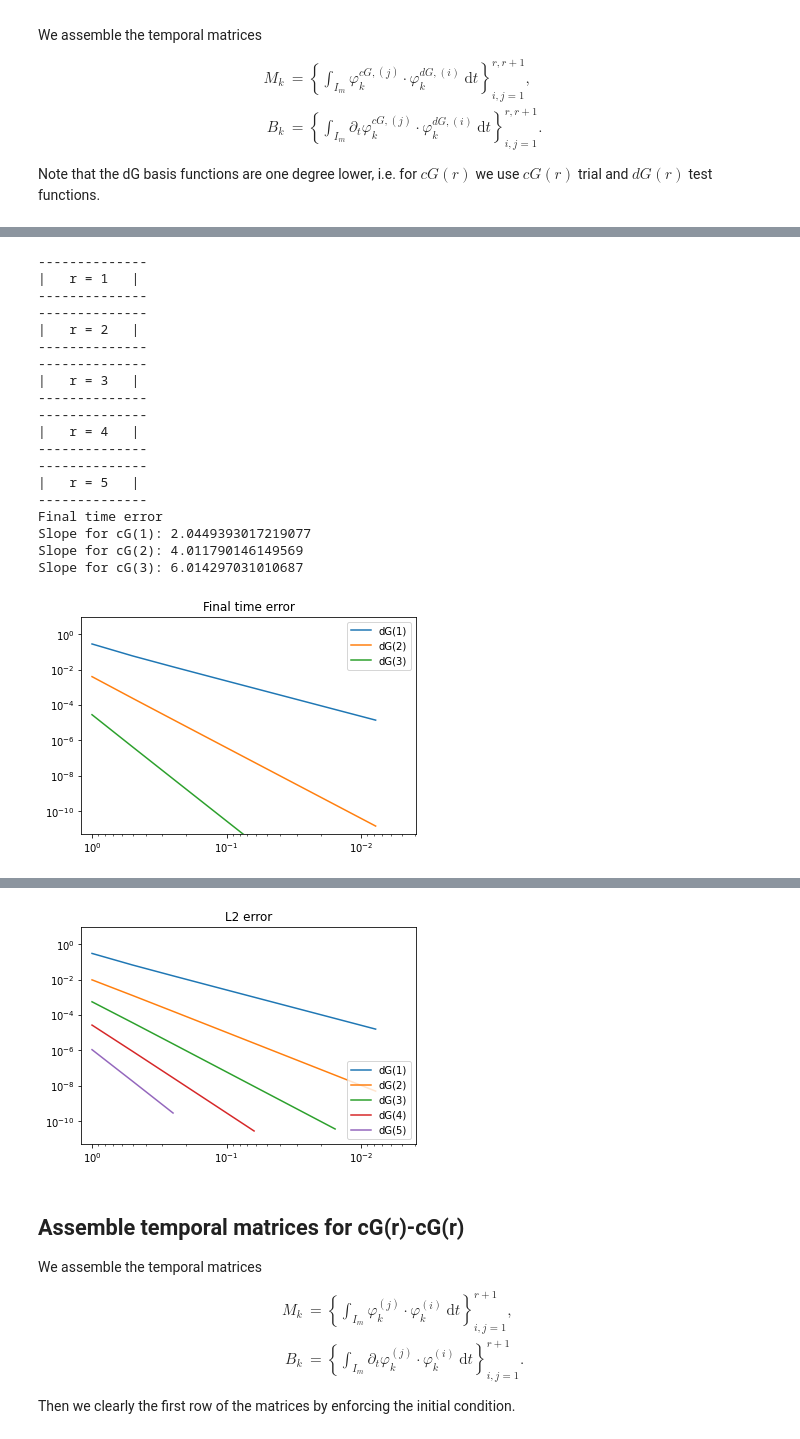
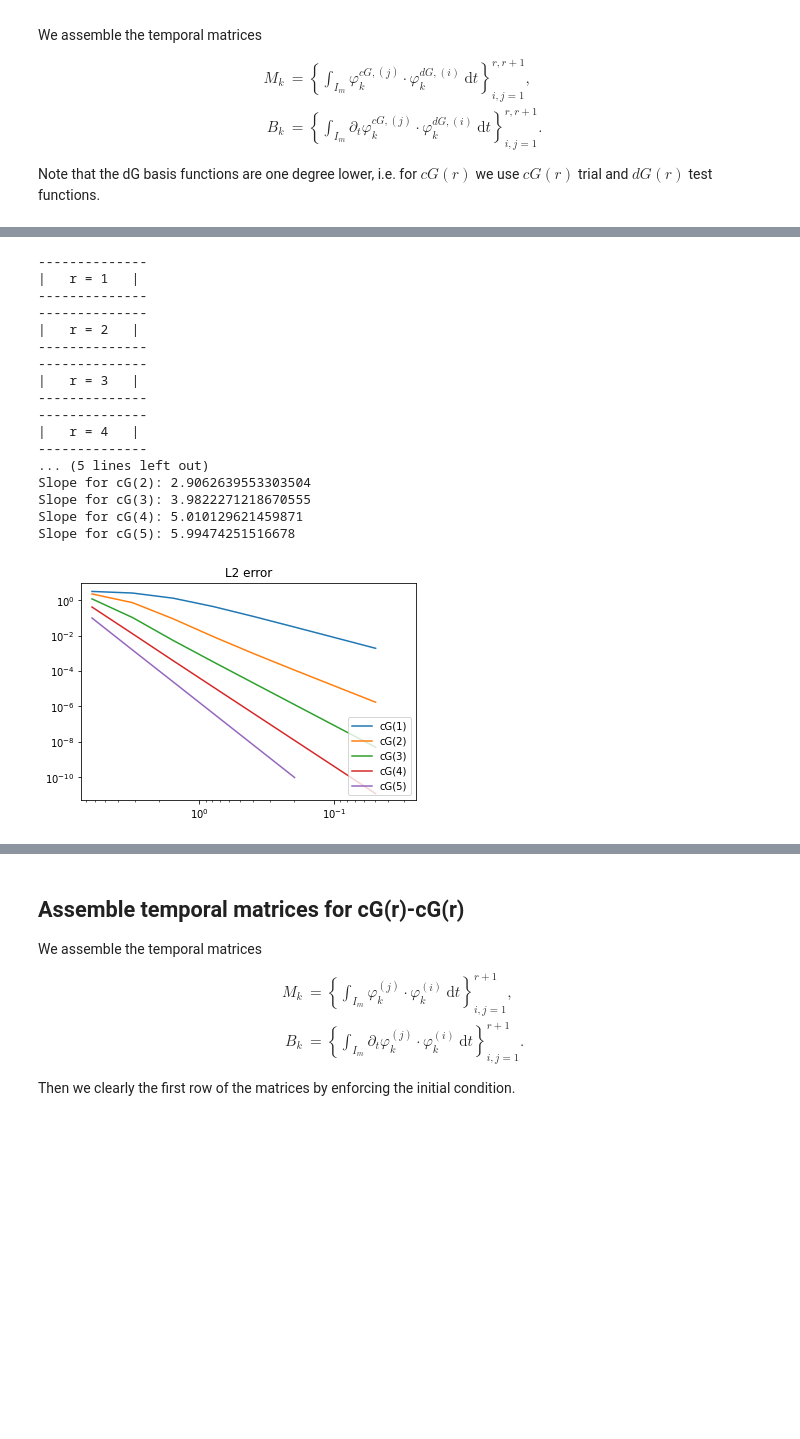
Before and after one commit to mathmerizing/PhD_SupplementaryMaterial, a Jupyter notebook: Time_FEM/Galerkin_OneElement_Convergence_Harmonic_Oscillator.ipynb, the cells around one changed output, grey strips where cells are left out. Cells and saved outputs as stored; diff of their text form; code cells hidden in the pictures; blank space fills up the shorter version.

```diff
--- a/Time_FEM/Galerkin_OneElement_Convergence_Harmonic_Oscillator.ipynb
+++ b/Time_FEM/Galerkin_OneElement_Convergence_Harmonic_Oscillator.ipynb
@@ -575,7 +554,7 @@ Assembing matrix... Done.
 Assembing matrix... Done.
 # %%
 error = {"final": {}, "L2": {}}
-T = 1. # end time
+T = 2. * np.pi # end time
 
 # solve cG(r) problems
 for r in range(1,6):
@@ -592,14 +571,20 @@ for r in range(1,6):
         _vec = np.eye(1,r+1,i).flatten()
         evaluation_matrix[:, i] = get_basis_lincomb(φ[r], _vec)
 
-    for k in [pow(0.5, i) for i in range(0,8)]:
+    for k in [2.*np.pi*pow(0.5, i) for i in range(0,8)]:
         # assemble system matrix for cG(r)
-        system_matrix = (np.array(matrix_B[r]) - k * np.array(matrix_M[r]))[:, 1:]
-        rhs_vector = -(np.array(matrix_B[r]) - k * np.array(matrix_M[r]))[:, 0]
+        system_matrix = (
+            np.kron(np.array(matrix_B[r]), C) +
+            k * np.kron(np.array(matrix_M[r]), K)
+        )[:, 2:]
+        rhs_vector = -(
+            np.kron(np.array(matrix_B[r]), C) +
+            k * np.kron(np.array(matrix_M[r]), K)
+        )[:, :2]
 
         # assemble right hand side
-        initial_condition = 1.
-        rhs = initial_condition * rhs_vector[:]
+        initial_condition = np.array([0., 1.])
+        rhs = rhs_vector.dot(initial_condition)
 
         solution = []
         time_element = np.array([0., k])
@@ -608,25 +593,36 @@ for r in range(1,6):
             try:
                 solution.append(np.hstack(
                     (
-                        np.array([initial_condition]),
+                        initial_condition,
                         np.linalg.solve(system_matrix, rhs)
                     )
                 ))
 
                 time_linspace = time_element[0] + _t*k
-                solution_linspace = evaluation_matrix.dot(solution[-1])
-                true_solution_linspace = np.exp(time_linspace)
-                error_linspace = np.abs(solution_linspace - true_solution_linspace)
+                solution_u_linspace = evaluation_matrix.dot(solution[-1][::2])
+                solution_v_linspace = evaluation_matrix.dot(solution[-1][1::2])
+                true_solution_u_linspace = np.sin(time_linspace)
+                true_solution_v_linspace = np.cos(time_linspace)
+                error_u_linspace = np.abs(solution_u_linspace - true_solution_u_linspace)
+                error_v_linspace = np.abs(solution_v_linspace - true_solution_v_linspace)
 
                 # compute L2 error with trapezoidal rule
                 delta_t = time_linspace[1]-time_linspace[0]
-                L2_error += delta_t * (np.sum(np.power(error_linspace[1:-1], 2.)) + 0.5 * (np.power(error_linspace[0], 2.) + np.power(error_linspace[-1], 2.)) )
+                L2_error += delta_t * (np.sum(np.power(error_u_linspace[1:-1], 2.)) + 0.5 * (np.power(error_u_linspace[0], 2.) + np.power(error_u_linspace[-1], 2.)) )
+                L2_error += delta_t * (np.sum(np.power(error_v_linspace[1:-1], 2.)) + 0.5 * (np.power(error_v_linspace[0], 2.) + np.power(error_v_linspace[-1], 2.)) )
+
                 #plt.plot(time_linspace, solution_linspace, color="blue")
                 #plt.plot(time_linspace, error_linspace, color="red")
 
                 # set IC for next step
-                initial_condition = solution[-1][-1]
-                rhs = initial_condition * rhs_vector[:]
+                initial_condition[0] = solution_u_linspace[-1]
+                initial_condition[1] = solution_v_linspace[-1]
+                rhs = rhs_vector.dot(initial_condition)
+
+                np.hstack((
+                    initial_condition[0] * rhs_vector[::2],
+                    initial_condition[1] * rhs_vector[1::2],
+                ))
                 # prepare next temporal element
                 time_element += k
             except Exception as e:
@@ -635,66 +631,45 @@ for r in range(1,6):
                 time_element += k
 
         try:
-            error["final"][r].append([k, np.abs(np.exp(1) - solution[-1][-1])])
             error["L2"][r].append([k, np.sqrt(L2_error)])
             #plt.show() # plot solution or error trajectory
         except Exception as e:
             print("Error:", e)
             pass
-
-print("Final time error")
-plt.title("Final time error")
-for r in error["final"].keys():
-    if r > 3:
-        continue
-    k_vals = [e[0] for e in error["final"][r] if e[1] > 1e-12]
-    err_vals = [e[1] for e in error["final"][r] if e[1] > 1e-12]
-    if len(k_vals) > 1:
-        x = k_vals
-        y = err_vals
-        plt.plot(x, y, label=f"cG({r})")
-        plt.axis([1.2, pow(0.5, 8), 5e-12, 1e1])
-        print(f"Slope for cG({r}): {(np.log(y[-1]) - np.log(y[0])) / (np.log(x[-1]) - np.log(x[0]))}")
-plt.legend()
-plt.xscale("log")
-plt.yscale("log")
-plt.show()
 
 print("L2-norm error")
 plt.title("L2 error")
 for r in error["L2"].keys():
     k_vals = [e[0] for e in error["L2"][r] if e[1] > 1e-11]
     err_vals = [e[1] for e in error["L2"][r] if e[1] > 1e-11]
     if len(k_vals) > 1:
         x = k_vals
         y = err_vals
         plt.plot(x, y, label=f"cG({r})")
-        plt.axis([1.2, pow(0.5, 8), 5e-12, 1e1])
+        plt.axis([2.*np.pi*1.2, 2.*np.pi*pow(0.5, 8), 5e-12, 1e1])
         # NOTE: system matrix might become ill-conditioned for large r
         #       and Gauss-Lobatto quad
         print(f"Slope for cG({r}): {(np.log(y[-1]) - np.log(y[0])) / (np.log(x[-1]) - np.log(x[0]))}")
 plt.legend(loc="lower right")
 plt.xscale("log")
 plt.yscale("log")
 plt.show()
 # %% [output]
 --------------
 |   r = 1   |
 --------------
 --------------
 |   r = 2   |
 --------------
 --------------
 |   r = 3   |
 --------------
 --------------
 |   r = 4   |
 --------------
---------------
-|   r = 5   |
---------------
-Final time error
-Slope for cG(1): 2.0449393017219077
-Slope for cG(2): 4.011790146149569
-Slope for cG(3): 6.014297031010687
+... (5 lines left out)
+Slope for cG(2): 2.9062639553303504
+Slope for cG(3): 3.9822271218670555
+Slope for cG(4): 5.010129621459871
+Slope for cG(5): 5.99474251516678
-[figure, old version]
+[figure, new version]
@@ -707,4 +676,3 @@ Slope for cG(5): 5.952495501586479
-[figure, removed]
 # %% [markdown]
 ## Assemble temporal matrices for cG(r)-cG(r)
 We assemble the temporal matrices
```
Also changed, not shown: parts of 6 cells of this notebook.
